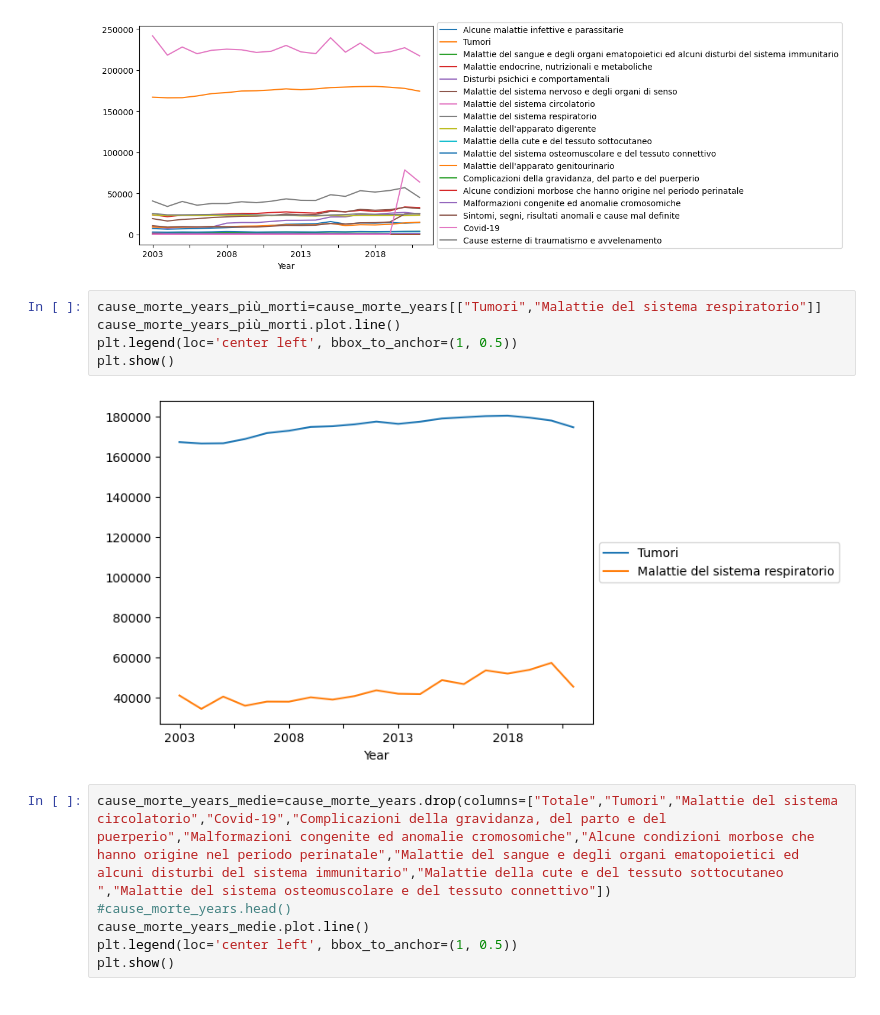
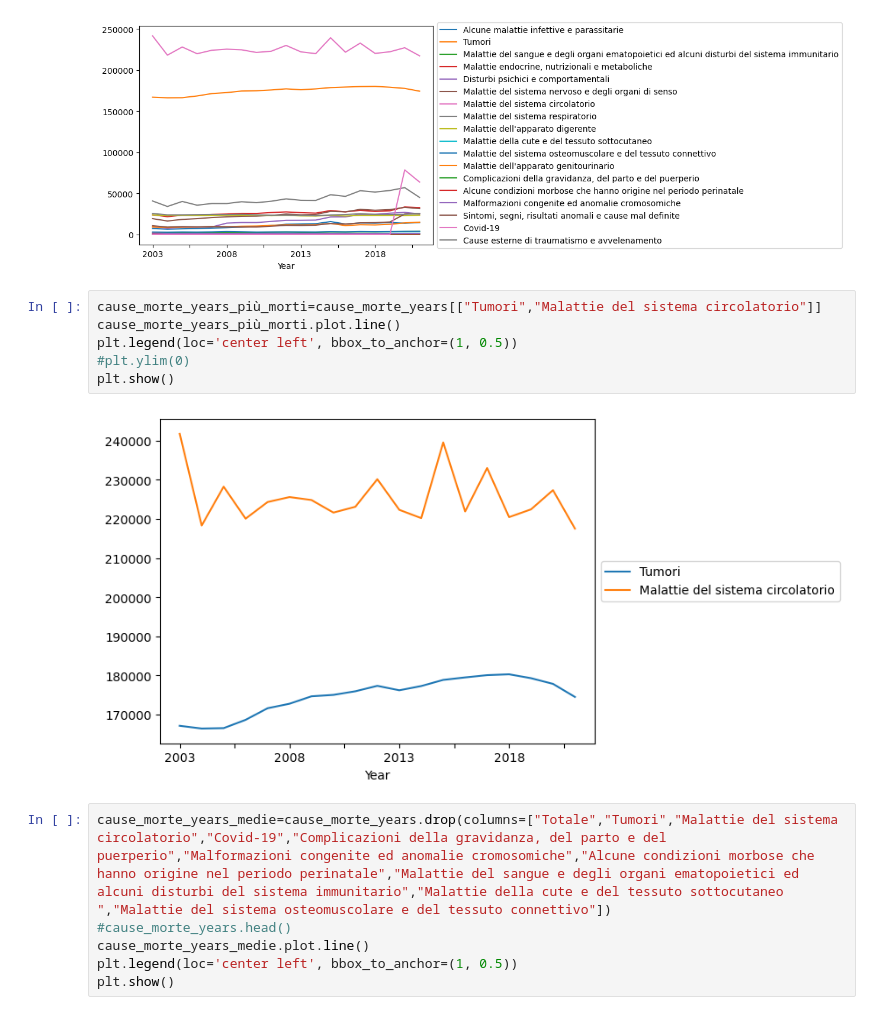
Before and after one commit to CapraCampa/Progetto-Visualizzazione-Scientifica, a Jupyter notebook: Grafici.ipynb, the cells around one changed output. Saved outputs shown, nothing was run; the diff lists cells and outputs as text.

```diff
--- a/Grafici.ipynb
+++ b/Grafici.ipynb
@@ -204,12 +204,13 @@ plt.show()
 # %% [output]
 [figure]
 # %%
-cause_morte_years_più_morti=cause_morte_years[["Tumori","Malattie del sistema respiratorio"]]
+cause_morte_years_più_morti=cause_morte_years[["Tumori","Malattie del sistema circolatorio"]]
 cause_morte_years_più_morti.plot.line()
 plt.legend(loc='center left', bbox_to_anchor=(1, 0.5))
+#plt.ylim(0)
 plt.show()
 # %% [output]
-[figure, old version]
+[figure, new version]
 # %%
 cause_morte_years_medie=cause_morte_years.drop(columns=["Totale","Tumori","Malattie del sistema circolatorio","Covid-19","Complicazioni della gravidanza, del parto e del puerperio","Malformazioni congenite ed anomalie cromosomiche","Alcune condizioni morbose che hanno origine nel periodo perinatale","Malattie del sangue e degli organi ematopoietici ed alcuni disturbi del sistema immunitario","Malattie della cute e del tessuto sottocutaneo ","Malattie del sistema osteomuscolare e del tessuto connettivo"])
 #cause_morte_years.head()
```
Also changed, not shown: parts of 4 cells of this notebook.
